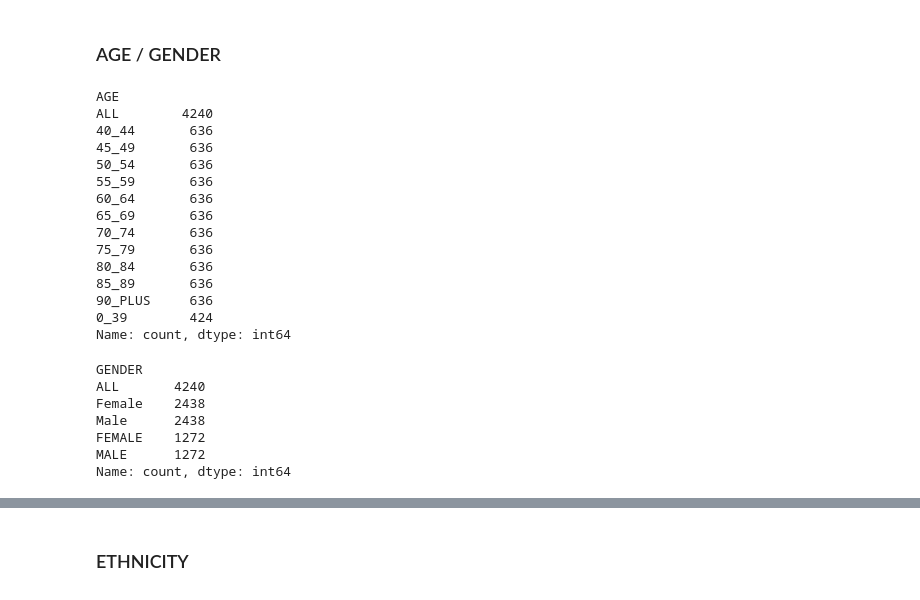
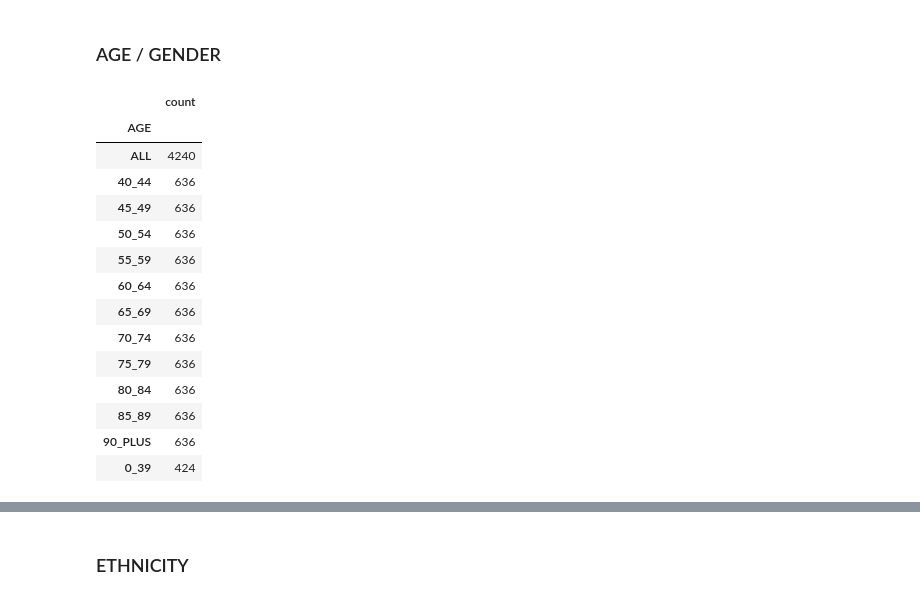
Before and after one commit to abdulrehmarnALI/dementia-atlas, a Jupyter notebook: pipeline/notebooks/00_june_2026_release_exploration.ipynb, the cells around one changed output, grey strips where cells are left out. Cells and saved outputs as stored; diff of their text form; code cells hidden in the pictures.

```diff
--- a/pipeline/notebooks/00_june_2026_release_exploration.ipynb
+++ b/pipeline/notebooks/00_june_2026_release_exploration.ipynb
@@ -394,31 +396,22 @@ sub_icb[
 | 109 | YOUNG_ONSET | NaN |
 # %% [markdown]
 ### AGE / GENDER
-# %%
-sub_icb["AGE"].value_counts()
-# %% [output]
-AGE
-ALL        4240
-40_44       636
-45_49       636
-50_54       636
-55_59       636
-60_64       636
-65_69       636
-70_74       636
-75_79       636
-80_84       636
-85_89       636
-90_PLUS     636
-0_39        424
-Name: count, dtype: int64
-# %%
-sub_icb["GENDER"].value_counts()
-# %% [output]
-GENDER
-ALL       4240
-Female    2438
-Male      2438
-FEMALE    1272
-MALE      1272
-Name: count, dtype: int64
+# %%
+# Inspect the age categories used where measures are split by age.
+sub_icb["AGE"].value_counts().to_frame()
+# %% [output]
+|  | count |
+| AGE |  |
+| ALL | 4240 |
+| 40_44 | 636 |
+| 45_49 | 636 |
+| 50_54 | 636 |
+| 55_59 | 636 |
+| 60_64 | 636 |
+| 65_69 | 636 |
+| 70_74 | 636 |
+| 75_79 | 636 |
+| 80_84 | 636 |
+| 85_89 | 636 |
+| 90_PLUS | 636 |
+| 0_39 | 424 |
```
Also changed, not shown: parts of 49 cells of this notebook.
